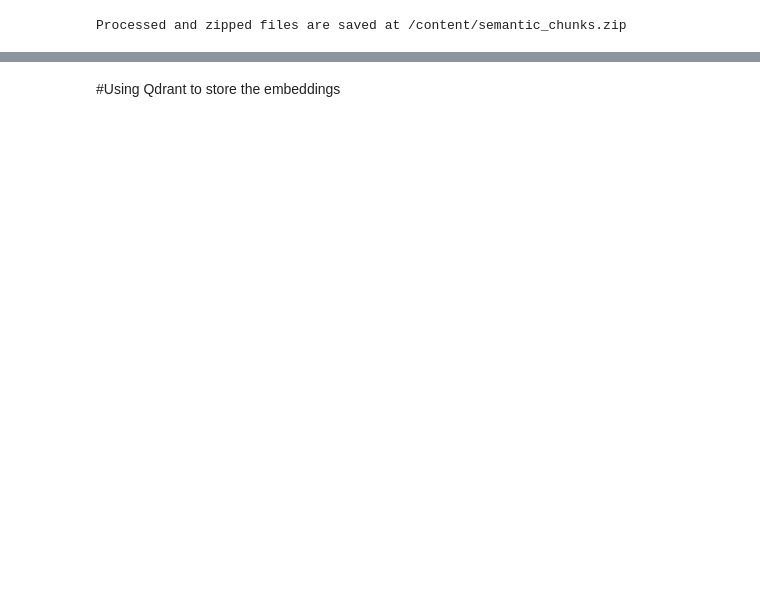
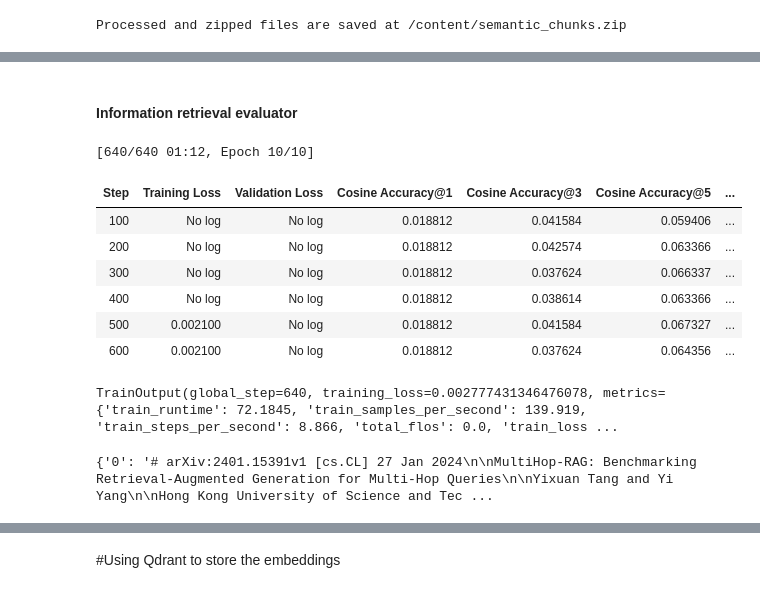
Before and after one commit to AreebAhmad-02/Real-time-rag-pipeline-for-rag-research-papers, a Jupyter notebook: Rag_papers_Pipeline.ipynb, the cells around one changed output, grey strips where cells are left out. Cells and saved outputs as stored; diff of their text form; code cells hidden in the pictures; blank space fills up the shorter version.

```diff
--- a/Rag_papers_Pipeline.ipynb
+++ b/Rag_papers_Pipeline.ipynb
@@ -433,0 +590,63 @@ Processed and zipped files are saved at /content/semantic_chunks.zip
+# %% [markdown]
+#### Information retrieval evaluator
+# %%
+from sentence_transformers.training_args import SentenceTransformerTrainingArguments
+
+args = SentenceTransformerTrainingArguments(
+    # Required parameter:
+    output_dir="modelBAAI/bge-small-en",
+    # Optional training parameters:
+    num_train_epochs=10,
+    per_device_train_batch_size=16,
+    per_device_eval_batch_size=16,
+    warmup_ratio=0.1,
+    fp16=True,  # Set to False if GPU can't handle FP16
+    bf16=False,  # Set to True if GPU supports BF16
+    # batch_sampler=BatchSamplers.NO_DUPLICATES,  # MultipleNegativesRankingLoss benefits from no duplicates
+    # Optional tracking/debugging parameters:
+    eval_strategy="steps",
+    eval_steps=100,
+    save_strategy="steps",
+    # save_steps=100,
+    # save_total_limit=2,
+    # logging_steps=100,
+    # run_name="mpnet-base-all-nli-triplet",  # Used in W&B if `wandb` is installed
+)
+# %%
+# prompt: make a train dataset with  instruction 7bq1 and 7ba1
+
+train_dataset = Dataset.from_dict(
+    {
+        "anchor":dataset['7B_q1'],
+        "positive":dataset['7B_a1'],
+    }
+)
+# %%
+from sentence_transformers import SentenceTransformer, SentenceTransformerTrainer
+# 7. Create a trainer & train
+trainer = SentenceTransformerTrainer(
+    model=model,
+    args=args,
+    train_dataset=train_dataset,
+    # eval_dataset=eval_dataset,
+    loss=loss,
+    evaluator=ir_evaluator,
+)
+trainer.train()
+# %% [output]
+[640/640 01:12, Epoch 10/10]
+| Step | Training Loss | Validation Loss | Cosine Accuracy@1 | Cosine Accuracy@3 | Cosine Accuracy@5 | ... |
+| 100 | No log | No log | 0.018812 | 0.041584 | 0.059406 | ... |
+| 200 | No log | No log | 0.018812 | 0.042574 | 0.063366 | ... |
+| 300 | No log | No log | 0.018812 | 0.037624 | 0.066337 | ... |
+| 400 | No log | No log | 0.018812 | 0.038614 | 0.063366 | ... |
+| 500 | 0.002100 | No log | 0.018812 | 0.041584 | 0.067327 | ... |
+| 600 | 0.002100 | No log | 0.018812 | 0.037624 | 0.064356 | ... |
+TrainOutput(global_step=640, training_loss=0.002777431346476078, metrics={'train_runtime': 72.1845, 'train_samples_per_second': 139.919, 'train_steps_per_second': 8.866, 'total_flos': 0.0, 'train_loss ...
+# %%
+queries = {str(idx): query for idx, query in enumerate(dataset['7B_q1'])}
+corpus = {str(idx): doc for idx, doc in enumerate(dataset['7B_a1'])}
+relevant_docs = {str(idx): doc for idx,doc in enumerate(dataset['instruction'])}
+print(relevant_docs)
+# %% [output]
+{'0': '# arXiv:2401.15391v1 [cs.CL] 27 Jan 2024\n\nMultiHop-RAG: Benchmarking Retrieval-Augmented Generation for Multi-Hop Queries\n\nYixuan Tang and Yi Yang\n\nHong Kong University of Science and Tec ...
```
Also changed, not shown: parts of 112 cells of this notebook.
